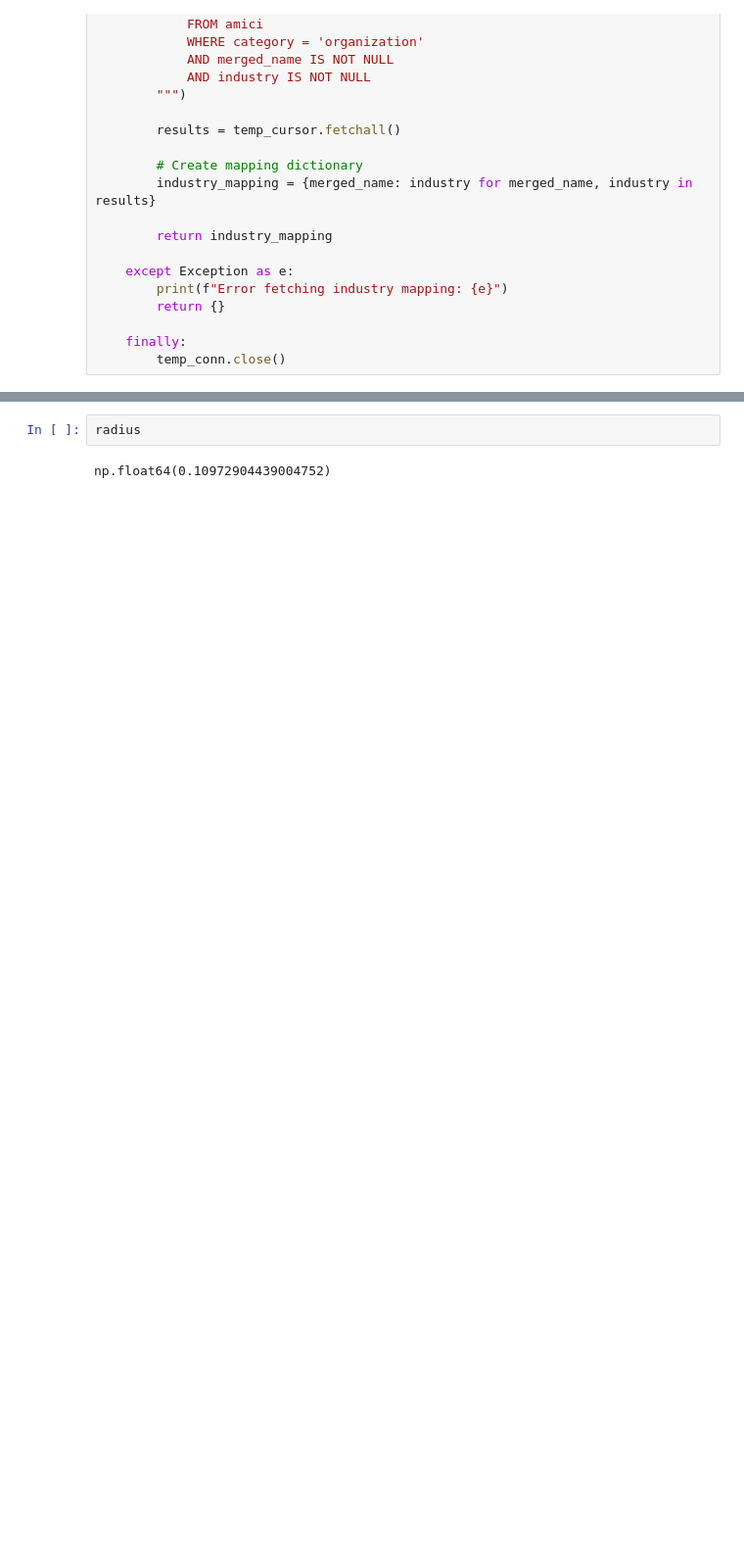
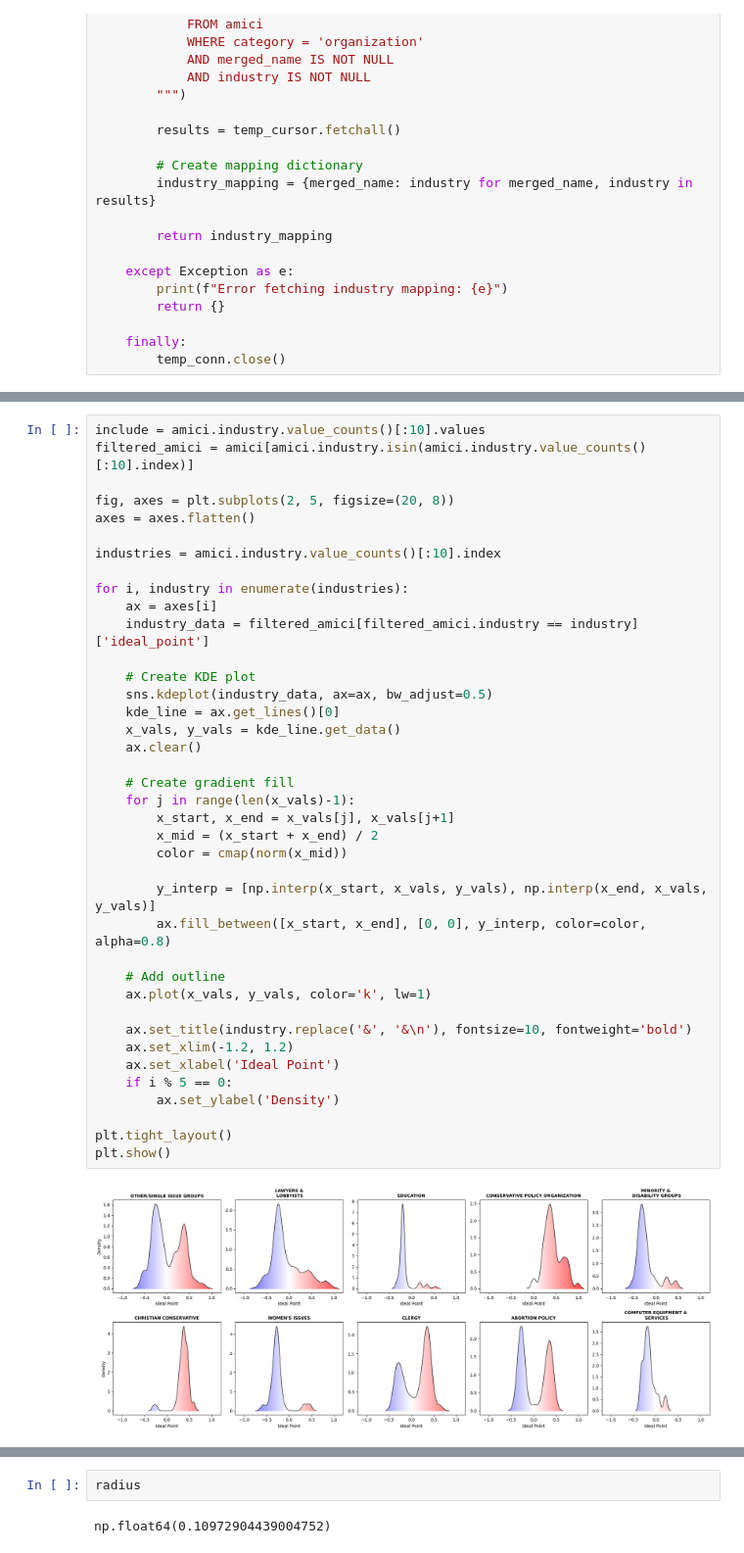
Before and after one commit to galenphall/amici, a Jupyter notebook: notebooks/analysis.ipynb, the cells around one changed output, grey strips where cells are left out. Shown: that part at 98% size. Saved outputs shown, nothing was run; the diff lists cells and outputs as text; blank space fills up the shorter version.

```diff
--- a/notebooks/analysis.ipynb
+++ b/notebooks/analysis.ipynb
@@ -484,0 +509,41 @@ industry_mapping = get_industry_mapping()
+# %%
+include = amici.industry.value_counts()[:10].values
+filtered_amici = amici[amici.industry.isin(amici.industry.value_counts()[:10].index)]
+
+fig, axes = plt.subplots(2, 5, figsize=(20, 8))
+axes = axes.flatten()
+
+industries = amici.industry.value_counts()[:10].index
+
+for i, industry in enumerate(industries):
+    ax = axes[i]
+    industry_data = filtered_amici[filtered_amici.industry == industry]['ideal_point']
+
+    # Create KDE plot
+    sns.kdeplot(industry_data, ax=ax, bw_adjust=0.5)
+    kde_line = ax.get_lines()[0]
+    x_vals, y_vals = kde_line.get_data()
+    ax.clear()
+
+    # Create gradient fill
+    for j in range(len(x_vals)-1):
+        x_start, x_end = x_vals[j], x_vals[j+1]
+        x_mid = (x_start + x_end) / 2
+        color = cmap(norm(x_mid))
+
+        y_interp = [np.interp(x_start, x_vals, y_vals), np.interp(x_end, x_vals, y_vals)]
+        ax.fill_between([x_start, x_end], [0, 0], y_interp, color=color, alpha=0.8)
+
+    # Add outline
+    ax.plot(x_vals, y_vals, color='k', lw=1)
+
+    ax.set_title(industry.replace('&', '&\n'), fontsize=10, fontweight='bold')
+    ax.set_xlim(-1.2, 1.2)
+    ax.set_xlabel('Ideal Point')
+    if i % 5 == 0:
+        ax.set_ylabel('Density')
+
+plt.tight_layout()
+plt.show()
+# %% [output]
+[figure, added]
```
Also changed, not shown: parts of 6 cells of this notebook, 6 other files.
